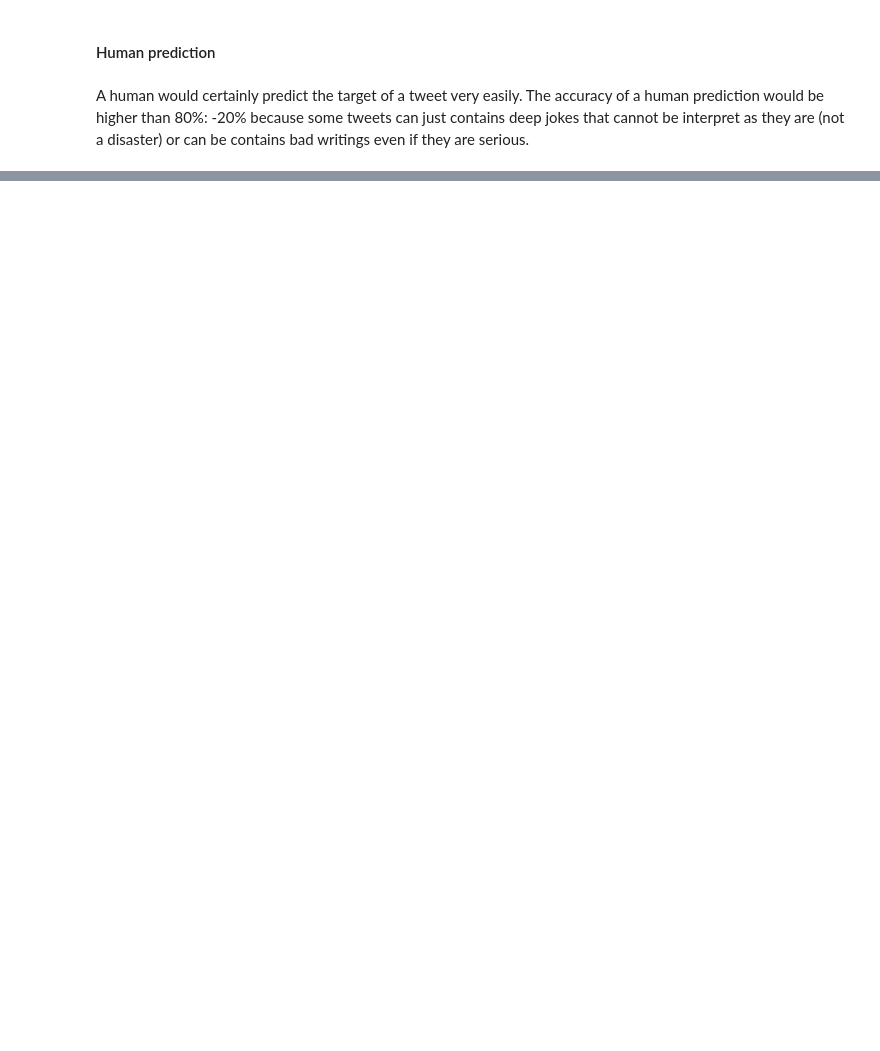
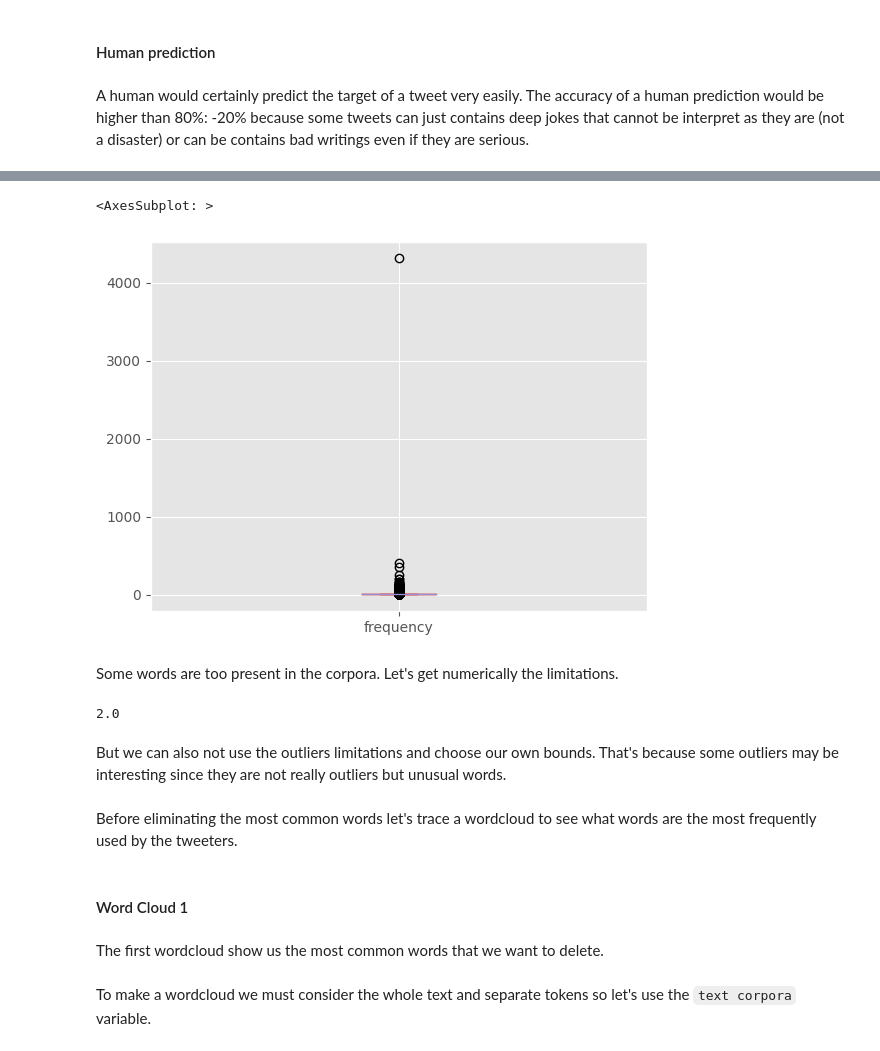
Before and after one commit to Oumar199/nlp_programs_exercises, a Jupyter notebook: kaggle_tweet_competition.ipynb, the cells around one changed output, grey strips where cells are left out. Cells and saved outputs as stored; diff of their text form; code cells hidden in the pictures; blank space fills up the shorter version.

Commit message:
stopped at most common

```diff
--- a/kaggle_tweet_competition.ipynb
+++ b/kaggle_tweet_competition.ipynb
@@ -282,0 +376,5 @@ A human would certainly predict the target of a tweet very easily. The accuracy
+# %%
+corpora = []
+for document in new_texts:
+
+    corpora.extend(document)
@@ -282,0 +383,2 @@ A human would certainly predict the target of a tweet very easily. The accuracy
+# %%
+corpora_text = nltk.text.Text(corpora)
@@ -282,0 +398,2 @@ A human would certainly predict the target of a tweet very easily. The accuracy
+# %%
+freqs = corpora_text.vocab()
@@ -282,0 +413,3 @@ A human would certainly predict the target of a tweet very easily. The accuracy
+# %%
+frequency = pd.DataFrame.from_dict(freqs, 'index')
+frequency.rename({0: 'frequency'}, inplace=True, axis=1)
@@ -282,0 +425,11 @@ A human would certainly predict the target of a tweet very easily. The accuracy
+# %%
+frequency.plot(kind='box')
+# %% [output]
+<AxesSubplot: >
+[figure, added]
+# %% [markdown]
+Some words are too present in the corpora. Let's get numerically the limitations.
+# %%
+frequency['frequency'].quantile(0.75)
+# %% [output]
+2.0
@@ -282,0 +444,8 @@ A human would certainly predict the target of a tweet very easily. The accuracy
+# %% [markdown]
+But we can also not use the outliers limitations and choose our own bounds. That's because some outliers may be interesting since they are not really outliers but unusual words.
+# %% [markdown]
+Before eliminating the most common words let's trace a wordcloud to see what words are the most frequently used by the tweeters.
+# %% [markdown]
+#### Word Cloud 1
+# %% [markdown]
+The first wordcloud show us the most common words that we want to delete.
@@ -282,0 +454,2 @@ A human would certainly predict the target of a tweet very easily. The accuracy
+# %% [markdown]
+To make a wordcloud we must consider the whole text and separate tokens so let's use the `text corpora` variable.
```
Also changed, not shown: parts of 45 cells of this notebook.
